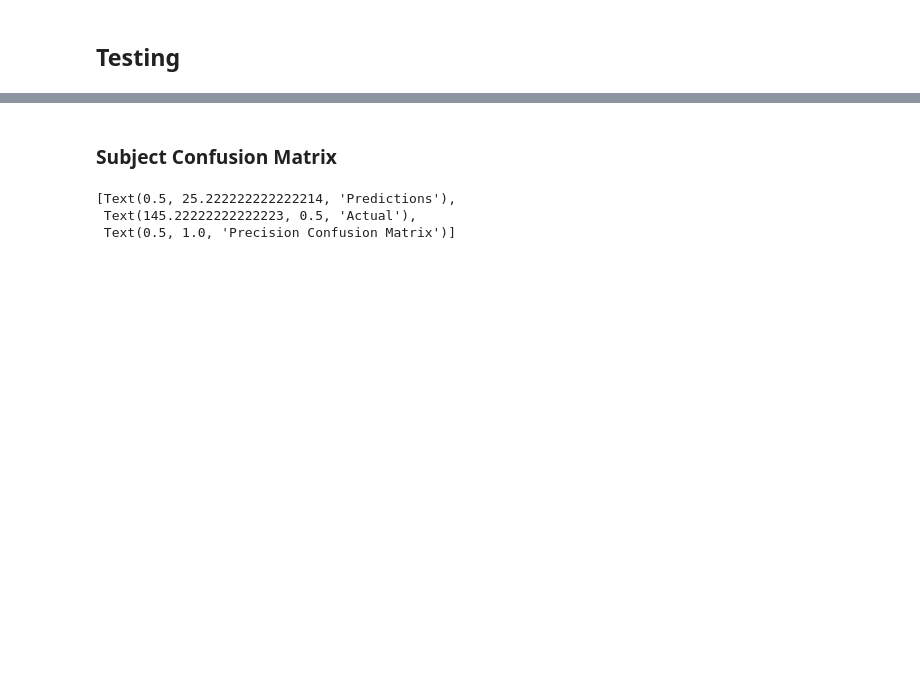
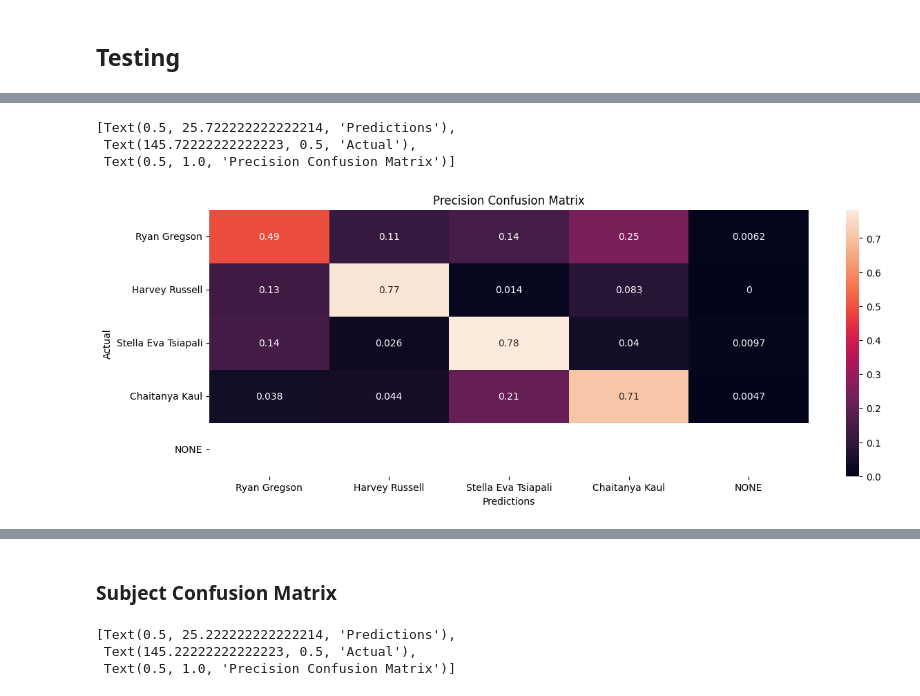
Before and after one commit to StergiousAji/mmFace-3D-Face-Recognition-using-RGB-and-mmWave-Radar, a Jupyter notebook: src/3DFR_Net/mmFace/mmFace-hybrid.ipynb, the cells around one changed output, grey strips where cells are left out. Drawn from its saved outputs; the diff is of its cells as text; code cells hidden in the pictures; blank space fills up the shorter version.

```diff
--- a/src/3DFR_Net/mmFace/mmFace-hybrid.ipynb
+++ b/src/3DFR_Net/mmFace/mmFace-hybrid.ipynb
@@ -211,17 +236,0 @@ references_raw = [(torch.tensor(get_ard_aug(RAW_PATH, sub, 0, 250, "none")[f], d
-# %%
-activation = {}
-def get_activation(name):
-    def hook(model, input, output):
-        activation[name] = output.detach()
-    return hook
-
-model.eval()
-# Hook to get last layer feature embeddings
-model.fc_hybrid1.register_forward_hook(get_activation("fc_hybrid1"))
-reference_embs = torch.zeros((len(references_raw), 64), device=device)
-with torch.no_grad():
-    for i, raw_inputs in enumerate(references_raw):
-        y = model(*raw_inputs)
-        reference_embs[i] = activation["fc_hybrid1"]
-
-# TODO: LOOP THROUGH TEST DATASET AND search_flatten WITH reference_embs ENSURING 0.999 SIMILARITIES DISCARDED
@@ -245,0 +333,19 @@ tensor([[2.8075e-02, 1.9144e-02, 1.7081e-02, 0.0000e+00, 1.9891e-03, 4.1806e-02,
+# %%
+import matplotlib.pyplot as plt
+import seaborn as sn
+import pandas as pd
+import sys
+sys.path.insert(1, "../../Soli/soli_realsense/")
+from names import anon_names
+
+subject_names = list(np.array(anon_names)[test_labels_s[:-1]])+["NONE"]
+
+df_cm = pd.DataFrame(cfm_subject / np.sum(cfm_subject, axis=1)[:, None], index=subject_names, columns=subject_names)
+plt.figure(figsize = (14, 5))
+heatmap = sn.heatmap(df_cm, annot=True)
+heatmap.set(xlabel ="Predictions", ylabel = "Actual", title ='Precision Confusion Matrix')
+# %% [output]
+[Text(0.5, 25.722222222222214, 'Predictions'),
+ Text(145.72222222222223, 0.5, 'Actual'),
+ Text(0.5, 1.0, 'Precision Confusion Matrix')]
+[figure, added]
```
Also changed, not shown: parts of 13 cells of this notebook, 2 other files.
